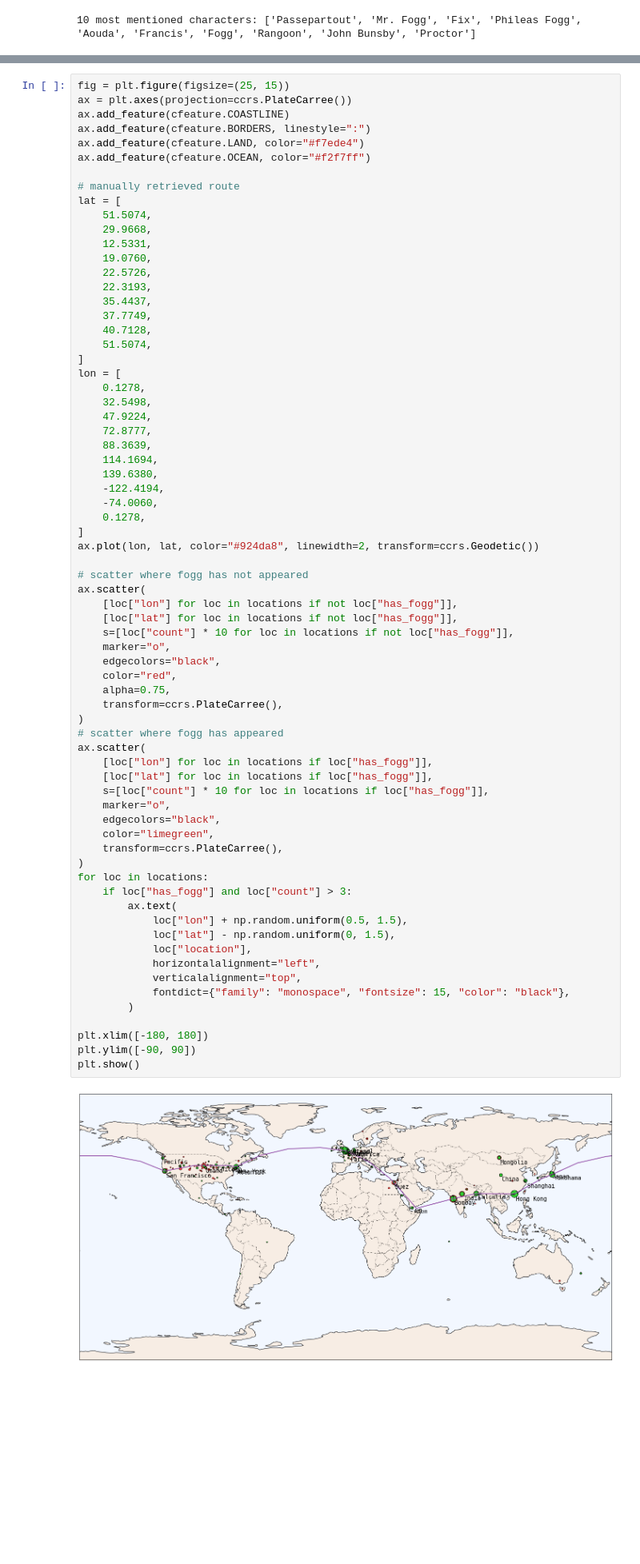
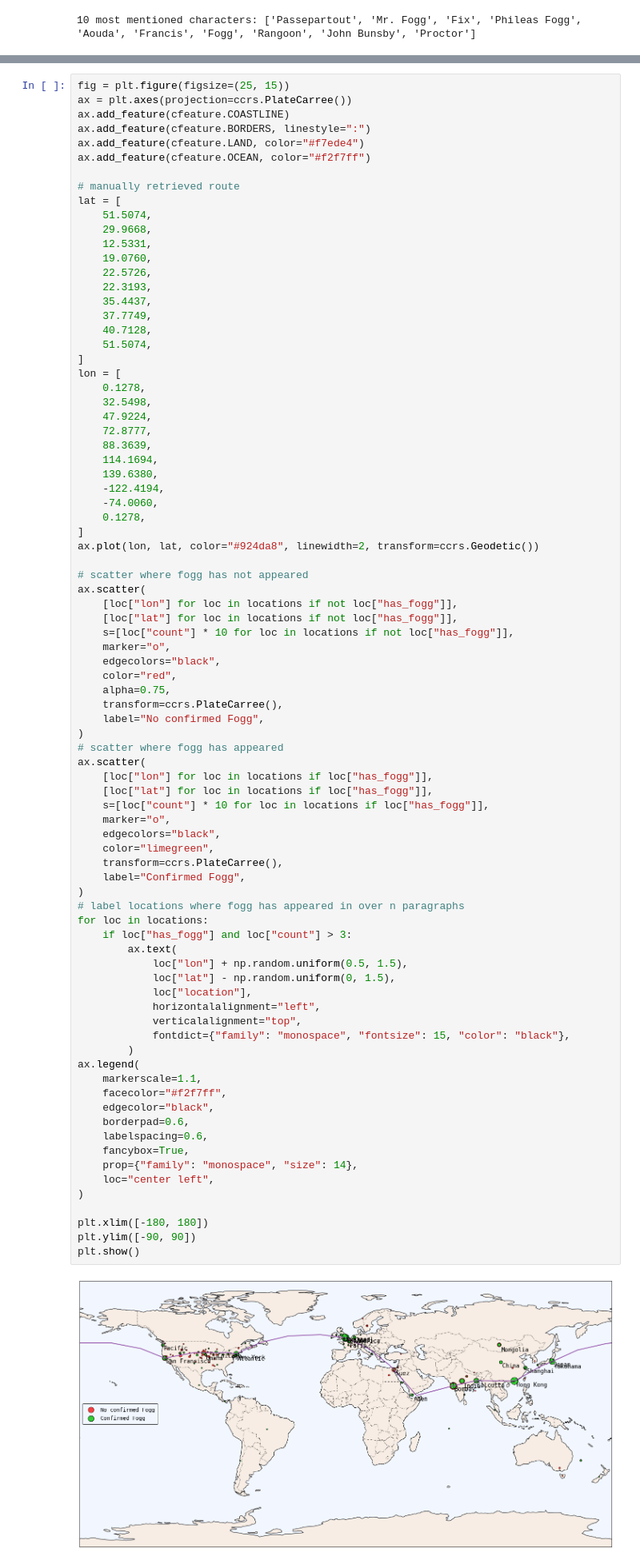
Before and after one commit to slyddon/nlp-analysis, a Jupyter notebook: notebooks/route_analysis.ipynb, the cells around one changed output, grey strips where cells are left out. Shown: that part at 80% size. Saved outputs shown, nothing was run; the diff lists cells and outputs as text; blank space fills up the shorter version.

```diff
--- a/notebooks/route_analysis.ipynb
+++ b/notebooks/route_analysis.ipynb
@@ -150,34 +152,47 @@ ax.scatter(
     edgecolors="black",
     color="red",
     alpha=0.75,
     transform=ccrs.PlateCarree(),
+    label="No confirmed Fogg",
 )
 # scatter where fogg has appeared
 ax.scatter(
     [loc["lon"] for loc in locations if loc["has_fogg"]],
     [loc["lat"] for loc in locations if loc["has_fogg"]],
     s=[loc["count"] * 10 for loc in locations if loc["has_fogg"]],
     marker="o",
     edgecolors="black",
     color="limegreen",
     transform=ccrs.PlateCarree(),
+    label="Confirmed Fogg",
 )
+# label locations where fogg has appeared in over n paragraphs
 for loc in locations:
     if loc["has_fogg"] and loc["count"] > 3:
         ax.text(
             loc["lon"] + np.random.uniform(0.5, 1.5),
             loc["lat"] - np.random.uniform(0, 1.5),
             loc["location"],
             horizontalalignment="left",
             verticalalignment="top",
             fontdict={"family": "monospace", "fontsize": 15, "color": "black"},
         )
+ax.legend(
+    markerscale=1.1,
+    facecolor="#f2f7ff",
+    edgecolor="black",
+    borderpad=0.6,
+    labelspacing=0.6,
+    fancybox=True,
+    prop={"family": "monospace", "size": 14},
+    loc="center left",
+)
 
 plt.xlim([-180, 180])
 plt.ylim([-90, 90])
 plt.show()
 # %% [output]
-[figure, old version]
+[figure, new version]
 # %% [markdown]
 ### TODO
 ***
```
Also changed, not shown: parts of 5 cells of this notebook, 1 other file.
